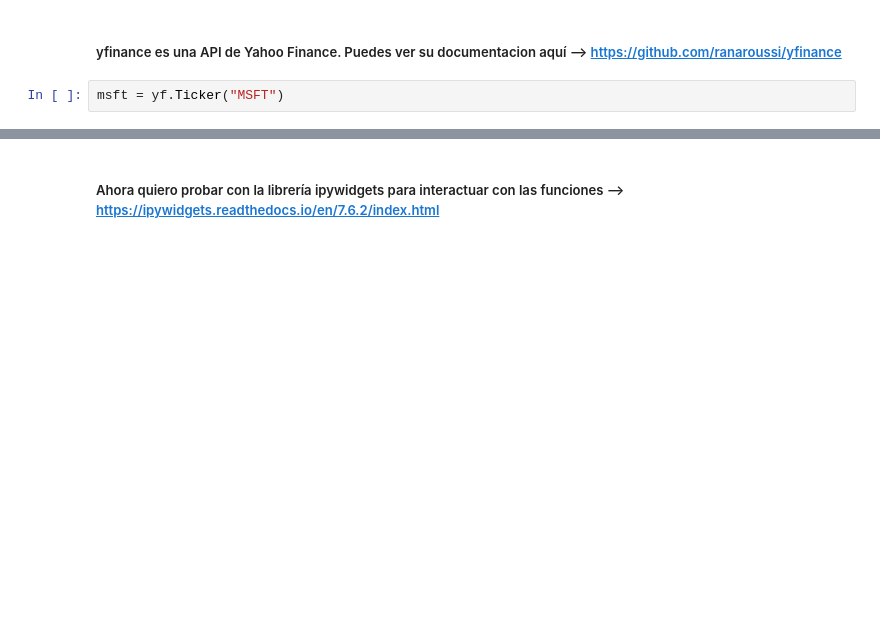
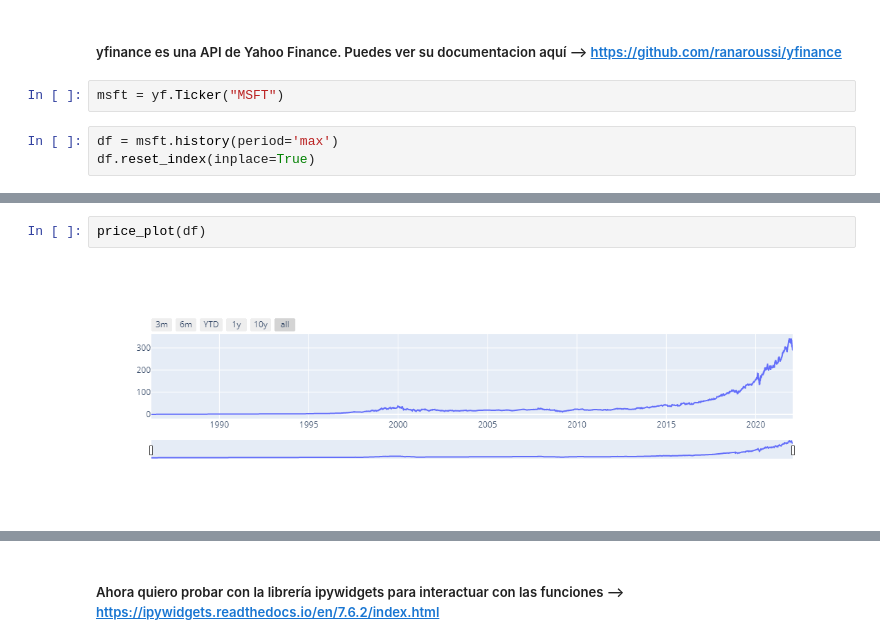
Before and after one commit to dcastf01/financial_app, a Jupyter notebook: notebooks/investing.ipynb, the cells around one changed output, grey strips where cells are left out. Saved outputs shown, nothing was run; the diff lists cells and outputs as text; blank space fills up the shorter version.

```diff
--- a/notebooks/investing.ipynb
+++ b/notebooks/investing.ipynb
@@ -17,3 +57,6 @@ porcentaje(max=264,min=245)
 ##### yfinance es una API de Yahoo Finance. Puedes ver su documentacion aquí --> https://github.com/ranaroussi/yfinance
 # %%
 msft = yf.Ticker("MSFT")
+# %%
+df = msft.history(period='max')
+df.reset_index(inplace=True)
@@ -19,0 +79,4 @@ msft = yf.Ticker("MSFT")
+# %%
+price_plot(df)
+# %% [output]
+[figure, added]
```
Also changed, not shown: parts of 24 cells of this notebook.
